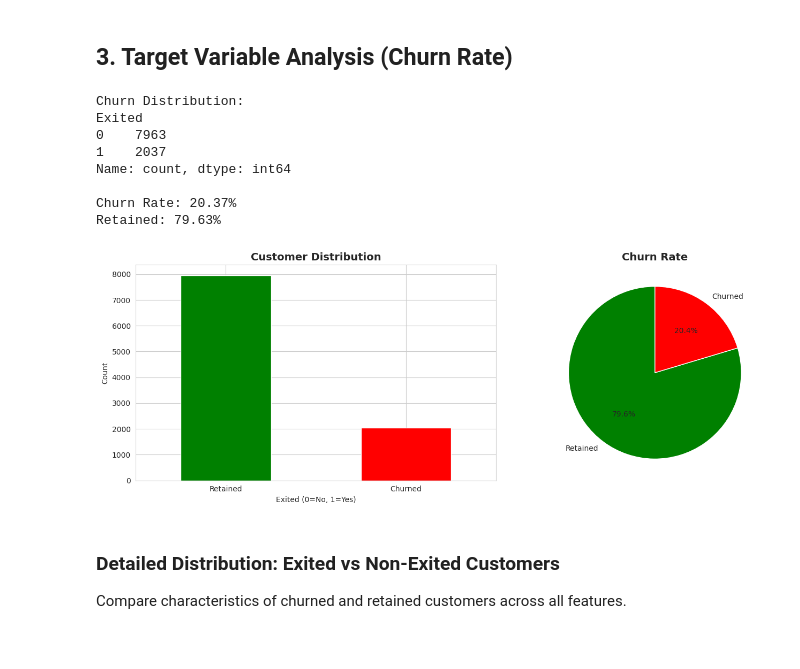
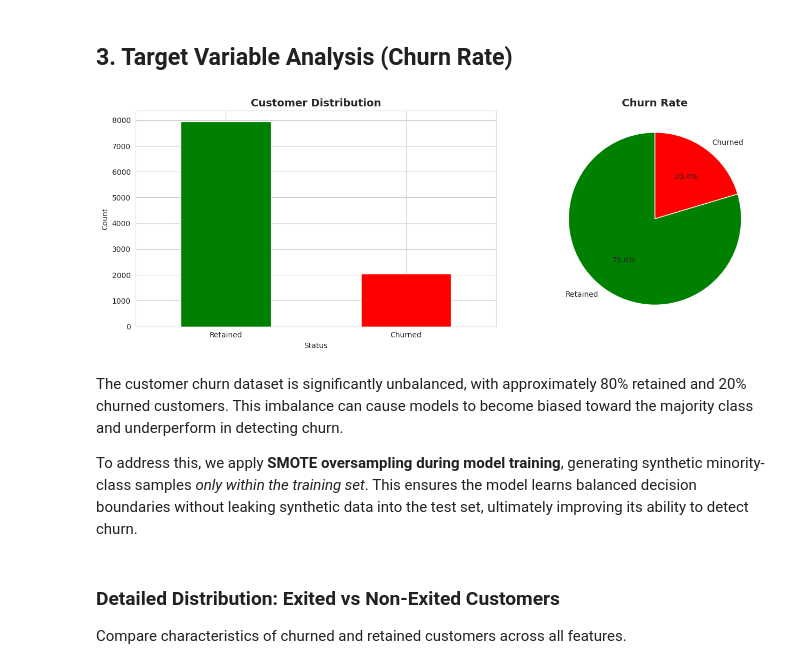
Before and after one commit to longdang193/customer-churn-prediction-azureml, a Jupyter notebook: notebooks/eda.ipynb, the cells around one changed output. Cells and saved outputs as stored; diff of their text form; code cells hidden in the pictures.

```diff
--- a/notebooks/eda.ipynb
+++ b/notebooks/eda.ipynb
@@ -177,28 +149,0 @@ Exited               | Unique:      2 | Ratio:  0.02% | Type: int64
-# %%
-
-# Identify columns to remove
-# Remove: RowNumber (index), CustomerId (unique ID), Surname (high cardinality categorical)
-# Keep: Numerical features even if high cardinality (Balance, EstimatedSalary)
-cols_to_remove = ['RowNumber', 'CustomerId', 'Surname']
-
-print("\n" + "=" * 60)
-print("Columns to Remove:")
-for col in cols_to_remove:
-    if col in df.columns:
-        print(f"  - {col:20} | Reason: {'Unique ID' if col in ['RowNumber', 'CustomerId'] else 'High cardinality categorical'}")
-print("=" * 60)
-
-# Create a copy before removing columns
-df_original = df.copy()
-
-# Remove uninformative columns
-existing_cols = [col for col in cols_to_remove if col in df.columns]
-if existing_cols:
-    df = df.drop(columns=existing_cols)
-    print(f"\n✓ Removed {len(existing_cols)} columns: {', '.join(existing_cols)}")
-    print(f"  Original shape: {df_original.shape}")
-    print(f"  New shape: {df.shape}")
-else:
-    print("\n✓ No columns to remove")
-
-print(f"\nRemaining columns ({len(df.columns)}): {list(df.columns)}")
@@ -220,37 +160,26 @@ Remaining columns (11): ['CreditScore', 'Geography', 'Gender', 'Age', 'Tenure',
 # %%
 # Churn rate analysis
 churn_counts = df['Exited'].value_counts()
 churn_rate = df['Exited'].mean()
 
-print("Churn Distribution:")
-print(churn_counts)
-print(f"\nChurn Rate: {churn_rate:.2%}")
-print(f"Retained: {(1-churn_rate):.2%}")
-
 # Visualization
 fig, axes = plt.subplots(1, 2, figsize=(14, 5))
 
-# Bar plot
 churn_counts.plot(kind='bar', ax=axes[0], color=['green', 'red'])
 axes[0].set_title('Customer Distribution', fontsize=14, fontweight='bold')
-axes[0].set_xlabel('Exited (0=No, 1=Yes)')
+axes[0].set_xlabel('Status')
 axes[0].set_ylabel('Count')
 axes[0].set_xticklabels(['Retained', 'Churned'], rotation=0)
 
-# Pie chart
 axes[1].pie(churn_counts, labels=['Retained', 'Churned'], autopct='%1.1f%%',
             colors=['green', 'red'], startangle=90)
 axes[1].set_title('Churn Rate', fontsize=14, fontweight='bold')
 
 plt.tight_layout()
 plt.show()
 # %% [output]
-Churn Distribution:
-Exited
-0    7963
-1    2037
-Name: count, dtype: int64
-
-Churn Rate: 20.37%
-Retained: 79.63%
-[figure, old version]
+[figure, new version]
+# %% [markdown]
+The customer churn dataset is significantly unbalanced, with approximately 80% retained and 20% churned customers. This imbalance can cause models to become biased toward the majority class and underperform in detecting churn.
+
+To address this, we apply **SMOTE oversampling during model training**, generating synthetic minority-class samples *only within the training set*. This ensures the model learns balanced decision boundaries without leaking synthetic data into the test set, ultimately improving its ability to detect churn.
```
Also changed, not shown: parts of 21 cells of this notebook, 38 other files.
